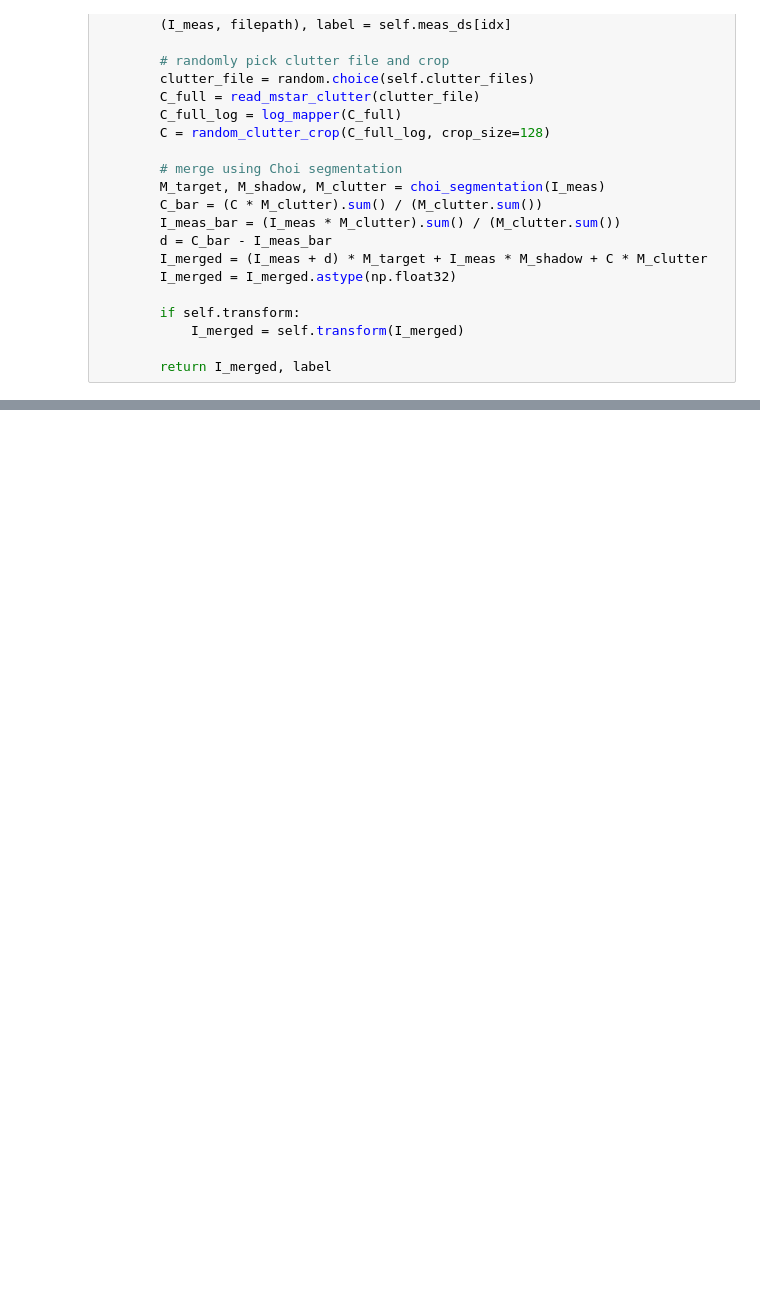
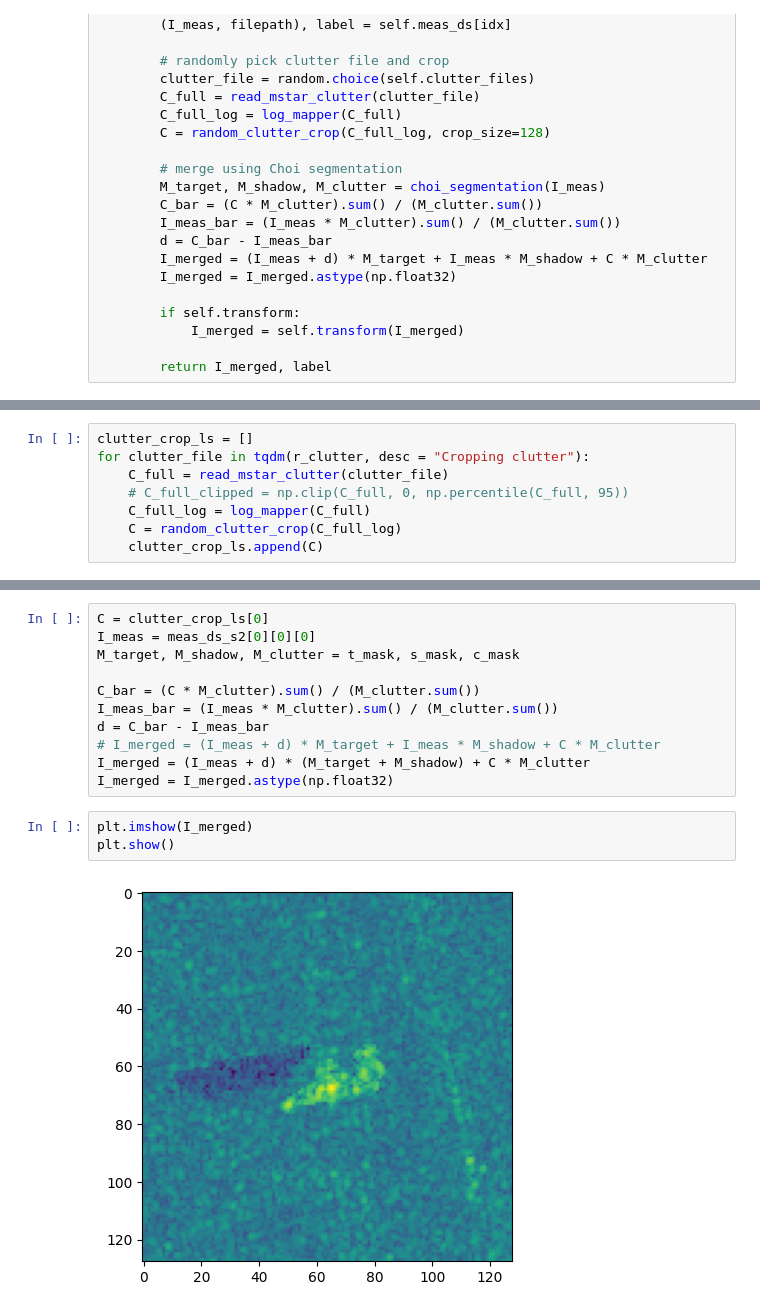
Before and after one commit to alvin-ng44/SAR_ML, a Jupyter notebook: notebooks/SSR/clutter.ipynb, the cells around one changed output, grey strips where cells are left out. Cells and saved outputs as stored; diff of their text form; blank space fills up the shorter version.

Commit message:
fixed shadow region - lambda

```diff
--- a/notebooks/SSR/clutter.ipynb
+++ b/notebooks/SSR/clutter.ipynb
@@ -123,0 +126,8 @@ class Scenario2Dataset(torch.utils.data.Dataset):
+# %%
+clutter_crop_ls = []
+for clutter_file in tqdm(r_clutter, desc = "Cropping clutter"):
+    C_full = read_mstar_clutter(clutter_file)
+    # C_full_clipped = np.clip(C_full, 0, np.percentile(C_full, 95))
+    C_full_log = log_mapper(C_full)
+    C = random_clutter_crop(C_full_log)
+    clutter_crop_ls.append(C)
@@ -123,0 +157,16 @@ class Scenario2Dataset(torch.utils.data.Dataset):
+# %%
+C = clutter_crop_ls[0]
+I_meas = meas_ds_s2[0][0][0]
+M_target, M_shadow, M_clutter = t_mask, s_mask, c_mask
+
+C_bar = (C * M_clutter).sum() / (M_clutter.sum())
+I_meas_bar = (I_meas * M_clutter).sum() / (M_clutter.sum())
+d = C_bar - I_meas_bar
+# I_merged = (I_meas + d) * M_target + I_meas * M_shadow + C * M_clutter
+I_merged = (I_meas + d) * (M_target + M_shadow) + C * M_clutter
+I_merged = I_merged.astype(np.float32)
+# %%
+plt.imshow(I_merged)
+plt.show()
+# %% [output]
+[figure, added]
```
Also changed, not shown: parts of 10 cells of this notebook, 2 other files.
